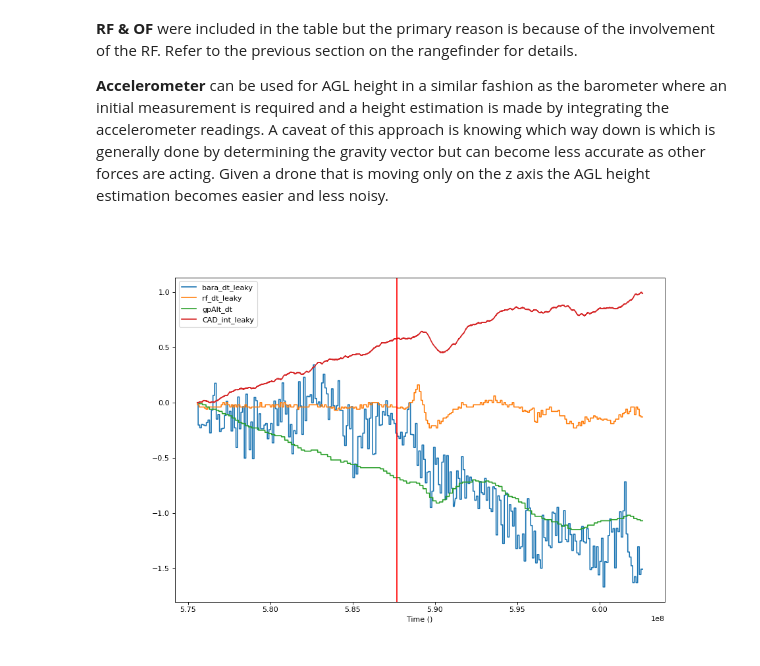
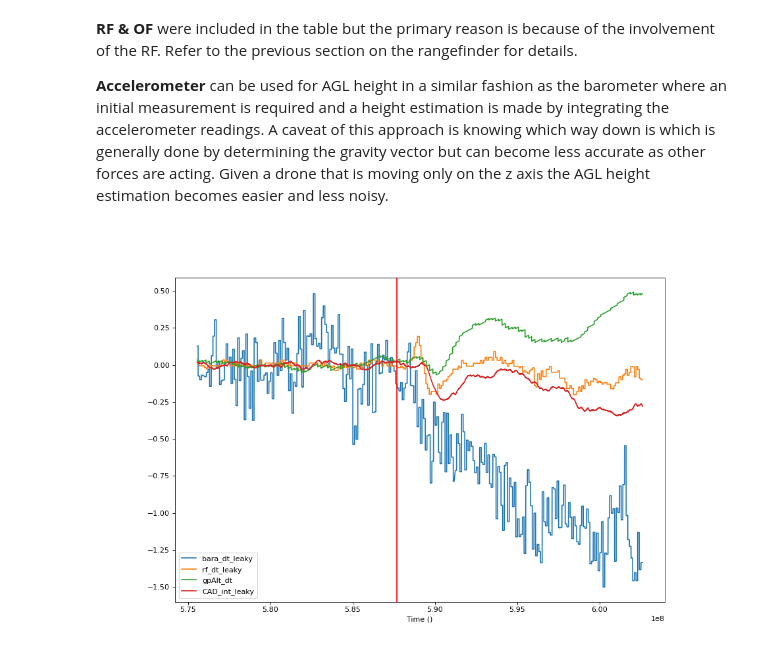
Before and after one commit to BaileySri/Practical-Software-Defense-for-GPS-Spoofing-on-a-Hobby-UAV-Offline, a Jupyter notebook: notebooks/0.1-bks-attack-idle.ipynb, the cells around one changed output. Cells and saved outputs as stored; diff of their text form; code cells hidden in the pictures.

Commit message:
linear bias with best-fit

```diff
--- a/notebooks/0.1-bks-attack-idle.ipynb
+++ b/notebooks/0.1-bks-attack-idle.ipynb
@@ -260,16 +241,22 @@ less noisy.
 # %%
 #Need both the low pass filter to reduce noise and change_in_signal to compare
 #change rather than raw value
-from confirmation.process import change_in_signal
+from confirmation.process import change_in_signal, leaky_integrator
 
 acc_alt = leaky_integrator(trap_integrate(df.cUS/1000000, df["CAD"]), 1).cumsum()
 bar_alt = leaky_integrator(change_in_signal(df.bara), 1).cumsum()
 rf_alt = leaky_integrator(change_in_signal(df.rf/100), 1).cumsum()
 gp_alt = change_in_signal(df.gpAlt/100).cumsum()
 
-simple_time_plot(df.TimeUS[1:], [bar_alt, rf_alt, gp_alt, acc_alt], atk=587680045)
+indices = [0, 9146]
+simple_time_plot(df.TimeUS[1:],
+                 [linear_bias(df.TimeUS[1:], bar_alt, indices),
+                  linear_bias(df.TimeUS[1:], rf_alt, indices),
+                  linear_bias(df.TimeUS[1:], gp_alt, indices),
+                  linear_bias(df.TimeUS[1:], acc_alt, indices)],
+                 atk=587680045)
 # %% [output]
-[figure, old version]
+[figure, new version]
 # %% [markdown]
 ### Velocity
 
```
Also changed, not shown: parts of 9 cells of this notebook, 3 other files.
